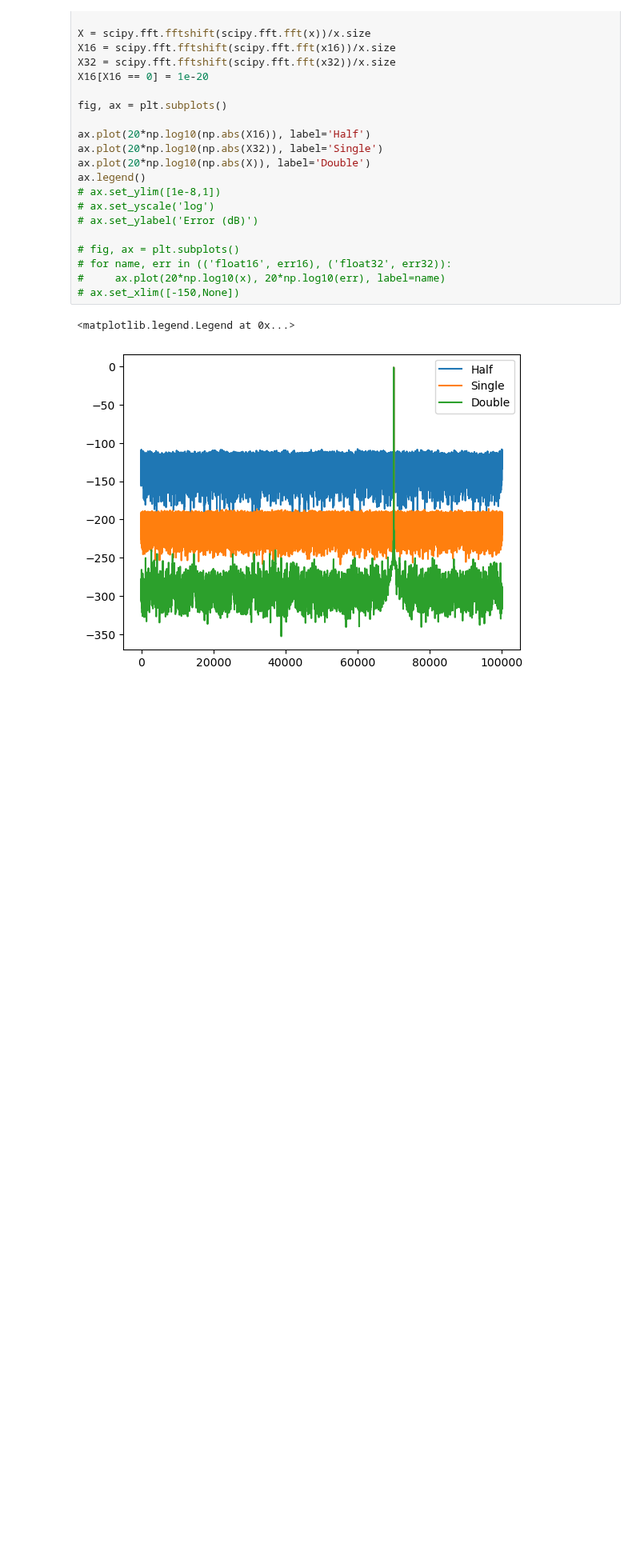
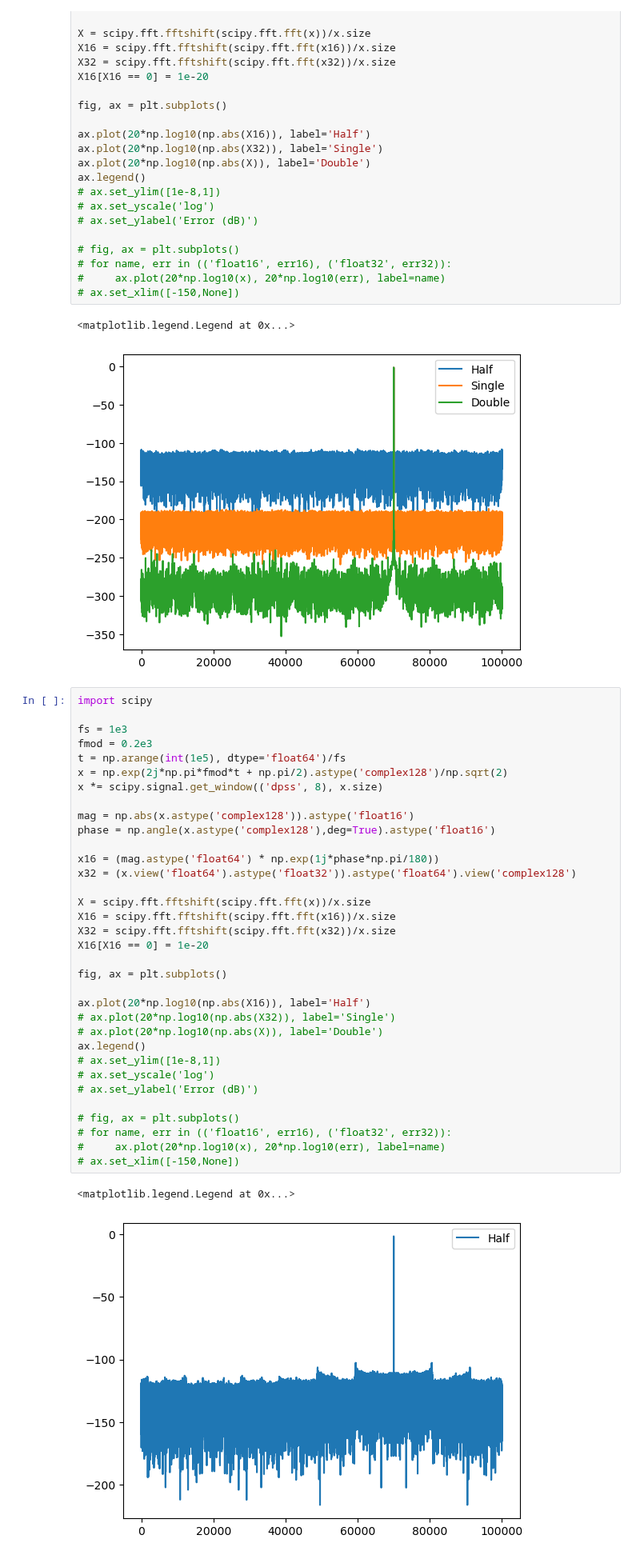
Before and after one commit to usnistgov/striqt, a Jupyter notebook: notebooks/background/float_precision.ipynb, the cells around one changed output. Shown at 80% size. Drawn from its saved outputs; the diff is of its cells as text; blank space fills up the shorter version.

```diff
--- a/notebooks/background/float_precision.ipynb
+++ b/notebooks/background/float_precision.ipynb
@@ -79,3 +80,40 @@ ax.legend()
 # %% [output]
 <matplotlib.legend.Legend at 0x...>
 [figure]
+# %%
+import scipy
+
+fs = 1e3
+fmod = 0.2e3
+t = np.arange(int(1e5), dtype='float64')/fs
+x = np.exp(2j*np.pi*fmod*t + np.pi/2).astype('complex128')/np.sqrt(2)
+x *= scipy.signal.get_window(('dpss', 8), x.size)
+
+mag = np.abs(x.astype('complex128')).astype('float16')
+phase = np.angle(x.astype('complex128'),deg=True).astype('float16')
+
+x16 = (mag.astype('float64') * np.exp(1j*phase*np.pi/180))
+x32 = (x.view('float64').astype('float32')).astype('float64').view('complex128')
+
+X = scipy.fft.fftshift(scipy.fft.fft(x))/x.size
+X16 = scipy.fft.fftshift(scipy.fft.fft(x16))/x.size
+X32 = scipy.fft.fftshift(scipy.fft.fft(x32))/x.size
+X16[X16 == 0] = 1e-20
+
+fig, ax = plt.subplots()
+
+ax.plot(20*np.log10(np.abs(X16)), label='Half')
+# ax.plot(20*np.log10(np.abs(X32)), label='Single')
+# ax.plot(20*np.log10(np.abs(X)), label='Double')
+ax.legend()
+# ax.set_ylim([1e-8,1])
+# ax.set_yscale('log')
+# ax.set_ylabel('Error (dB)')
+
+# fig, ax = plt.subplots()
+# for name, err in (('float16', err16), ('float32', err32)):
+#     ax.plot(20*np.log10(x), 20*np.log10(err), label=name)
+# ax.set_xlim([-150,None])
+# %% [output]
+<matplotlib.legend.Legend at 0x...>
+[figure, added]
```
Also changed, not shown: parts of 3 cells of this notebook, 12 other files.
